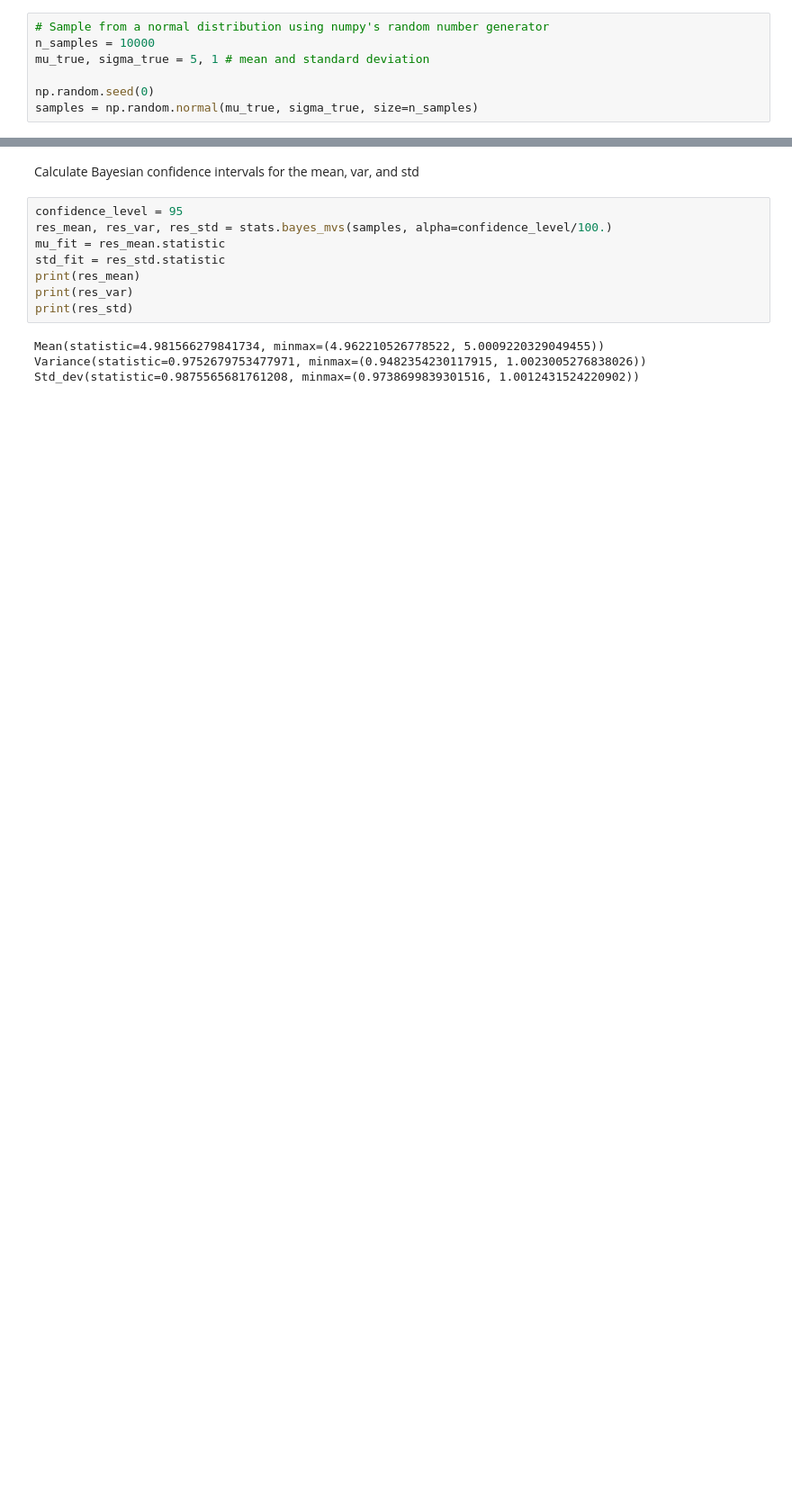
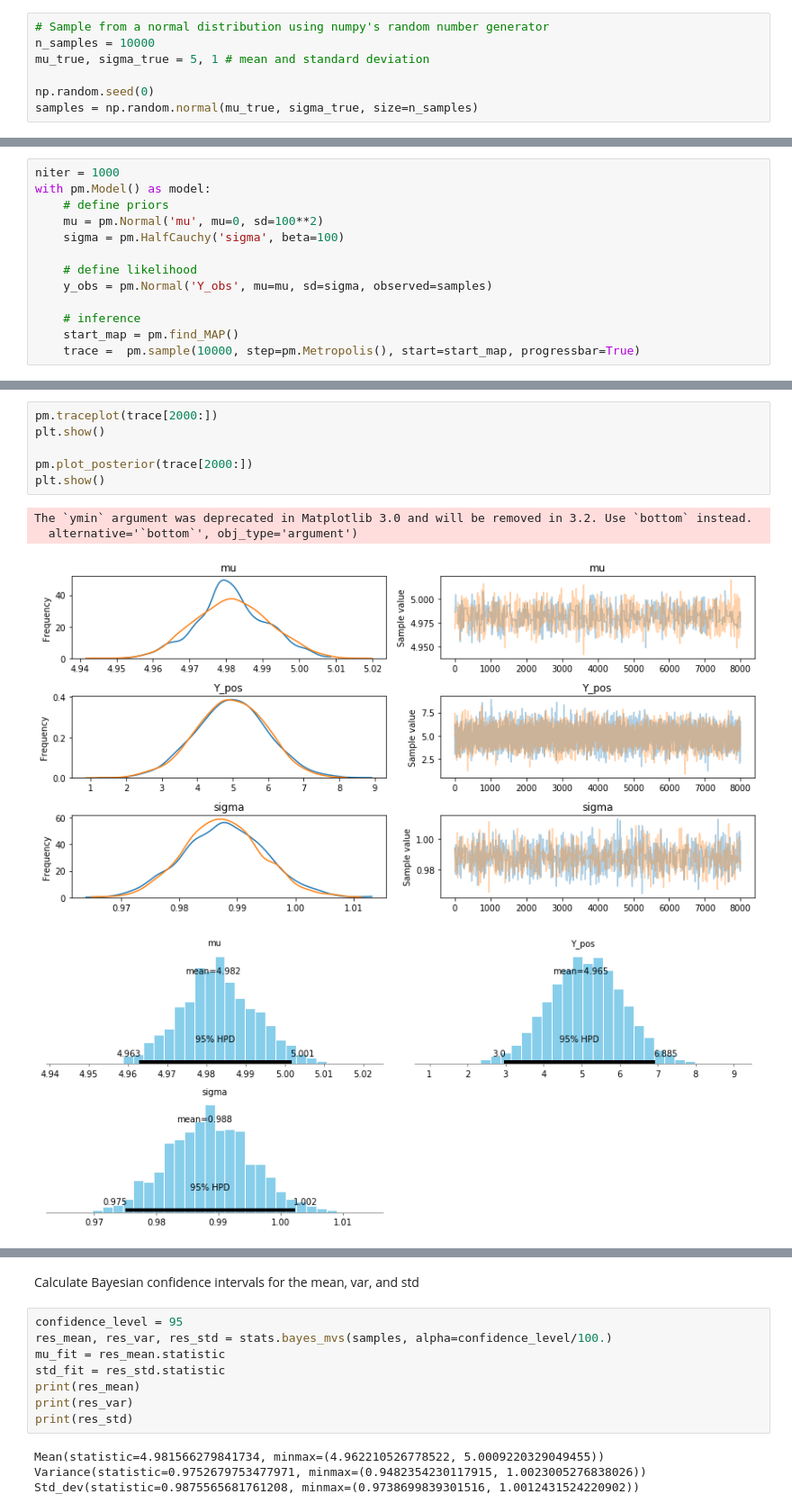
Before and after one commit to ismaelJimenez/STATS, a Jupyter notebook: fit_normal.ipynb, the cells around one changed output, grey strips where cells are left out. Shown at 90% size. Saved outputs shown, nothing was run; the diff lists cells and outputs as text; blank space fills up the shorter version.

```diff
--- a/fit_normal.ipynb
+++ b/fit_normal.ipynb
@@ -14,0 +29,13 @@ samples = np.random.normal(mu_true, sigma_true, size=n_samples)
+# %%
+niter = 1000
+with pm.Model() as model:
+    # define priors
+    mu = pm.Normal('mu', mu=0, sd=100**2)
+    sigma = pm.HalfCauchy('sigma', beta=100)
+
+    # define likelihood
+    y_obs = pm.Normal('Y_obs', mu=mu, sd=sigma, observed=samples)
+
+    # inference
+    start_map = pm.find_MAP()
+    trace =  pm.sample(10000, step=pm.Metropolis(), start=start_map, progressbar=True)
@@ -14,0 +51,11 @@ samples = np.random.normal(mu_true, sigma_true, size=n_samples)
+# %%
+pm.traceplot(trace[2000:])
+plt.show()
+
+pm.plot_posterior(trace[2000:])
+plt.show()
+# %% [output]
+The `ymin` argument was deprecated in Matplotlib 3.0 and will be removed in 3.2. Use `bottom` instead.
+  alternative='`bottom`', obj_type='argument')
+[figure, added]
+[figure, added]
```
Also changed, not shown: parts of 10 cells of this notebook.
